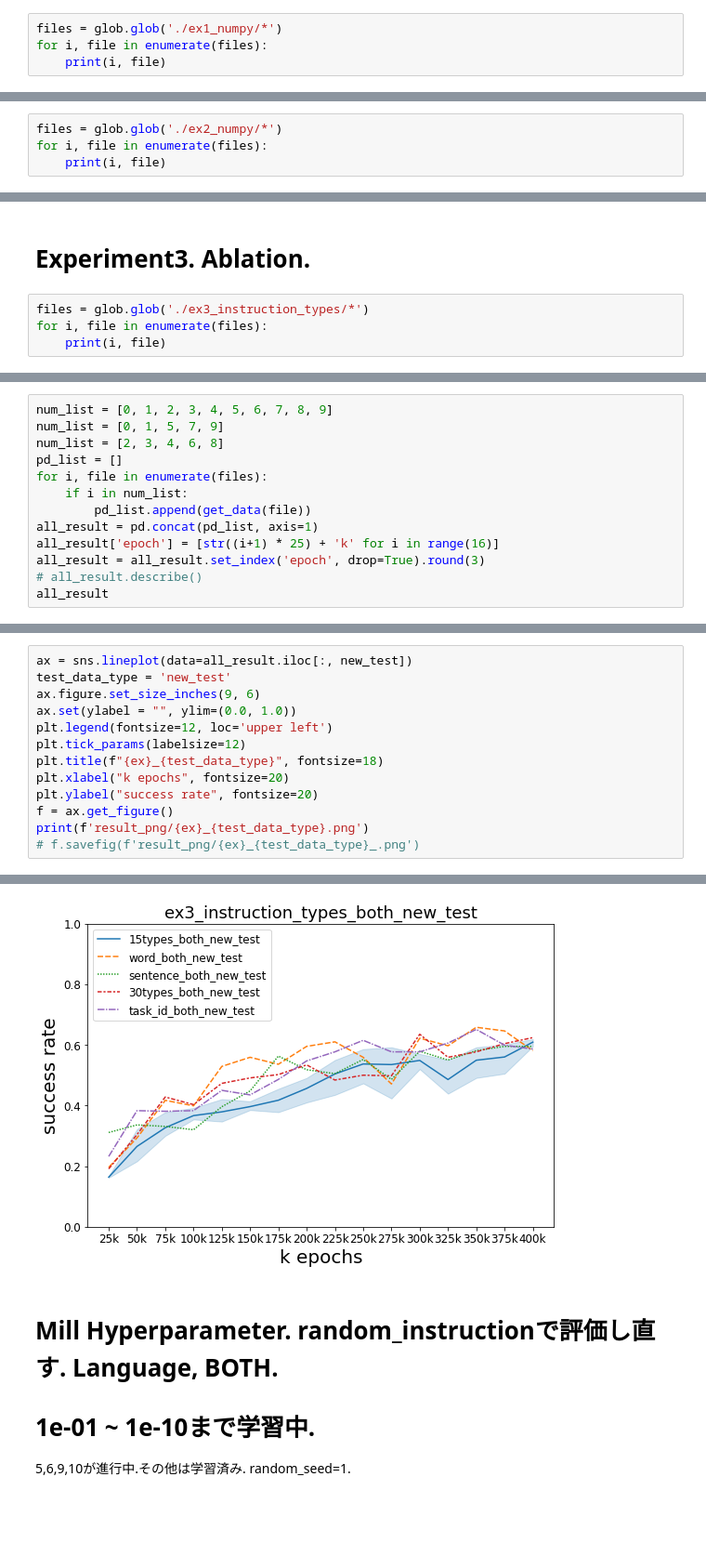
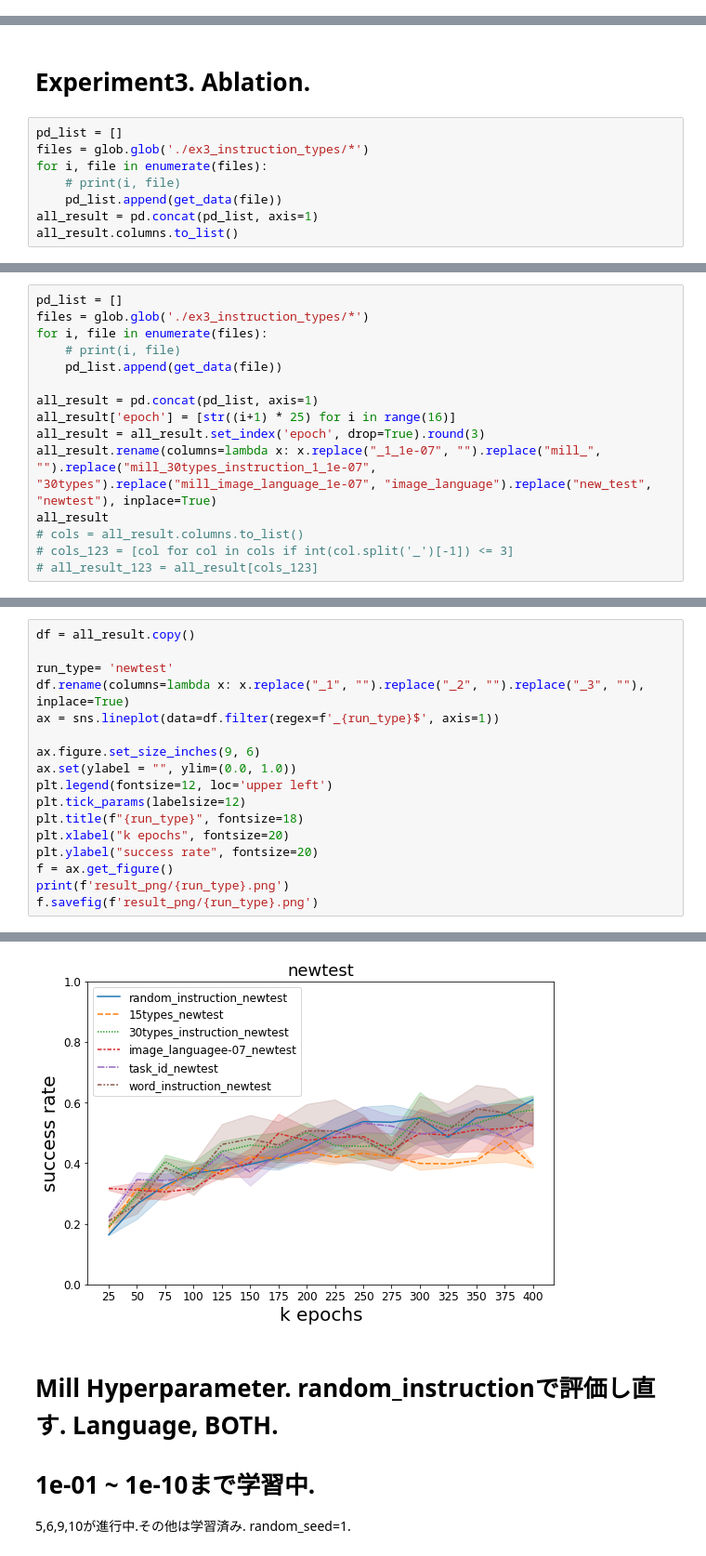
Before and after one commit to shogi880/M3IL, a Jupyter notebook: scripts/visualization.ipynb, the cells around one changed output, grey strips where cells are left out. Shown: that part at 93% size. Saved outputs shown, nothing was run; the diff lists cells and outputs as text; blank space fills up the shorter version.

```diff
--- a/scripts/visualization.ipynb
+++ b/scripts/visualization.ipynb
@@ -12,6 +41,2 @@ def get_data(file):
 # %% [markdown]
 # Experiment1.
-# %%
-files = glob.glob('./ex1_numpy/*')
-for i, file in enumerate(files):
-    print(i, file)
@@ -151,6 +129,2 @@ result_png/experiment1_new_test.png
 # %% [markdown]
 # experiment2
-# %%
-files = glob.glob('./ex2_numpy/*')
-for i, file in enumerate(files):
-    print(i, file)
@@ -261,7 +224,11 @@ result_png/experiment2_new_test.png
 # %% [markdown]
 # Experiment3. Ablation.
 # %%
+pd_list = []
 files = glob.glob('./ex3_instruction_types/*')
 for i, file in enumerate(files):
-    print(i, file)
+    # print(i, file)
+    pd_list.append(get_data(file))
+all_result = pd.concat(pd_list, axis=1)
+all_result.columns.to_list()
 # %% [output]
@@ -278,14 +272,16 @@ for i, file in enumerate(files):
 # %%
-num_list = [0, 1, 2, 3, 4, 5, 6, 7, 8, 9]
-num_list = [0, 1, 5, 7, 9]
-num_list = [2, 3, 4, 6, 8]
 pd_list = []
+files = glob.glob('./ex3_instruction_types/*')
 for i, file in enumerate(files):
-    if i in num_list:
-        pd_list.append(get_data(file))
+    # print(i, file)
+    pd_list.append(get_data(file))
+
 all_result = pd.concat(pd_list, axis=1)
-all_result['epoch'] = [str((i+1) * 25) + 'k' for i in range(16)]
+all_result['epoch'] = [str((i+1) * 25) for i in range(16)]
 all_result = all_result.set_index('epoch', drop=True).round(3)
-# all_result.describe()
+all_result.rename(columns=lambda x: x.replace("_1_1e-07", "").replace("mill_", "").replace("mill_30types_instruction_1_1e-07", "30types").replace("mill_image_language_1e-07", "image_language").replace("new_test", "newtest"), inplace=True)
 all_result
+# cols = all_result.columns.to_list()
+# cols_123 = [col for col in cols if int(col.split('_')[-1]) <= 3]
+# all_result_123 = all_result[cols_123]
 # %% [output]
@@ -366,14 +332,18 @@ for i, x in enumerate(list(all_result.columns)):
 # %%
-ax = sns.lineplot(data=all_result.iloc[:, new_test])
-test_data_type = 'new_test'
+df = all_result.copy()
+
+run_type= 'newtest'
+df.rename(columns=lambda x: x.replace("_1", "").replace("_2", "").replace("_3", ""), inplace=True)
+ax = sns.lineplot(data=df.filter(regex=f'_{run_type}$', axis=1))
+
 ax.figure.set_size_inches(9, 6)
 ax.set(ylabel = "", ylim=(0.0, 1.0))
 plt.legend(fontsize=12, loc='upper left')
 plt.tick_params(labelsize=12)
-plt.title(f"{ex}_{test_data_type}", fontsize=18)
+plt.title(f"{run_type}", fontsize=18)
 plt.xlabel("k epochs", fontsize=20)
 plt.ylabel("success rate", fontsize=20)
 f = ax.get_figure()
-print(f'result_png/{ex}_{test_data_type}.png')
-# f.savefig(f'result_png/{ex}_{test_data_type}_.png')
+print(f'result_png/{run_type}.png')
+f.savefig(f'result_png/{run_type}.png')
 # %% [output]
@@ -381,4 +351,4 @@ result_png/ex3_instruction_types_both_new_test.png
-[figure, old version]
+[figure, new version]
 # %% [markdown]
 # Mill Hyperparameter.  random_instructionで評価し直す. Language, BOTH.
 # 1e-01 ~ 1e-10まで学習中.
```
Also changed, not shown: parts of 29 cells of this notebook, 15 other files.
